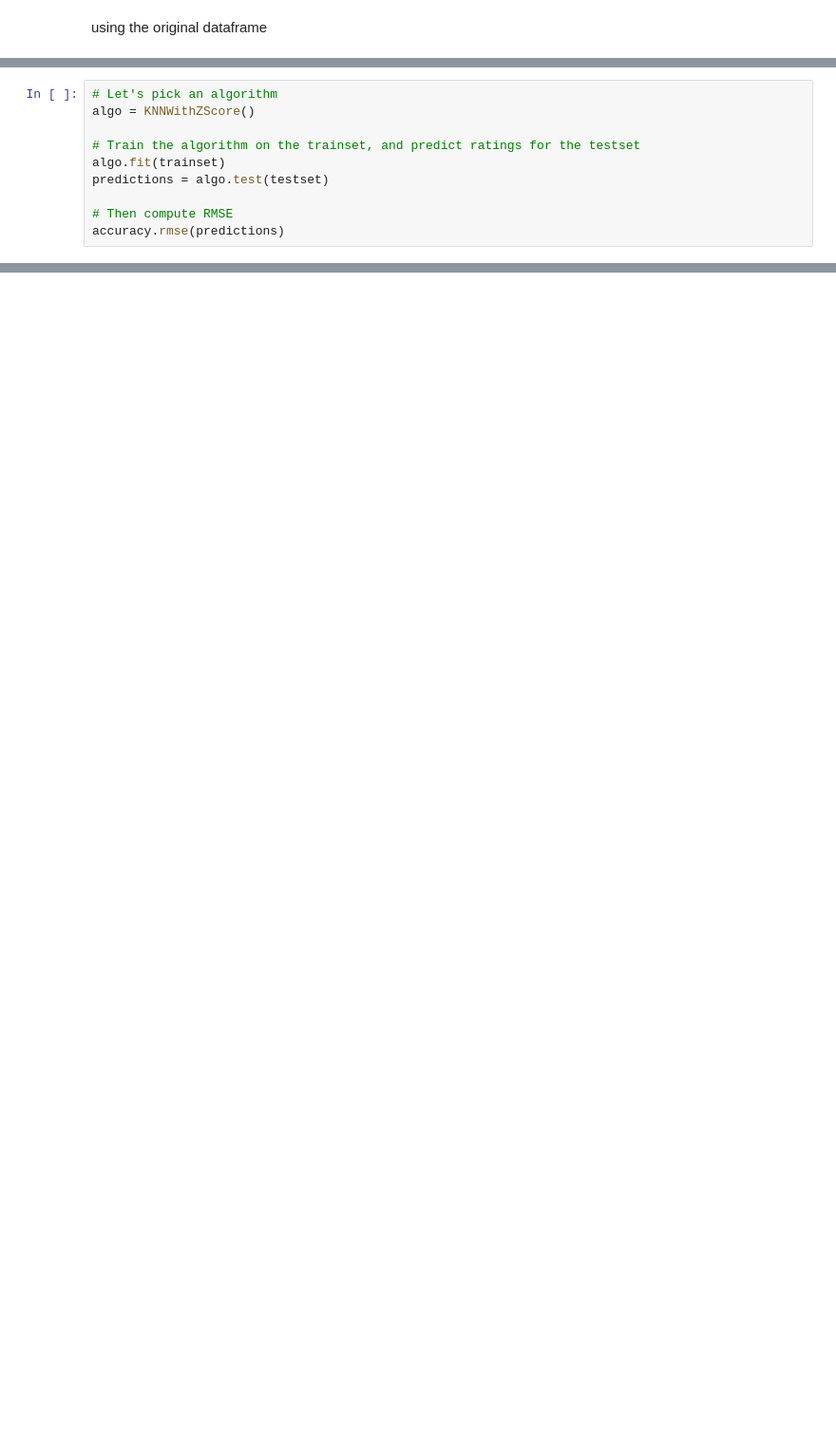
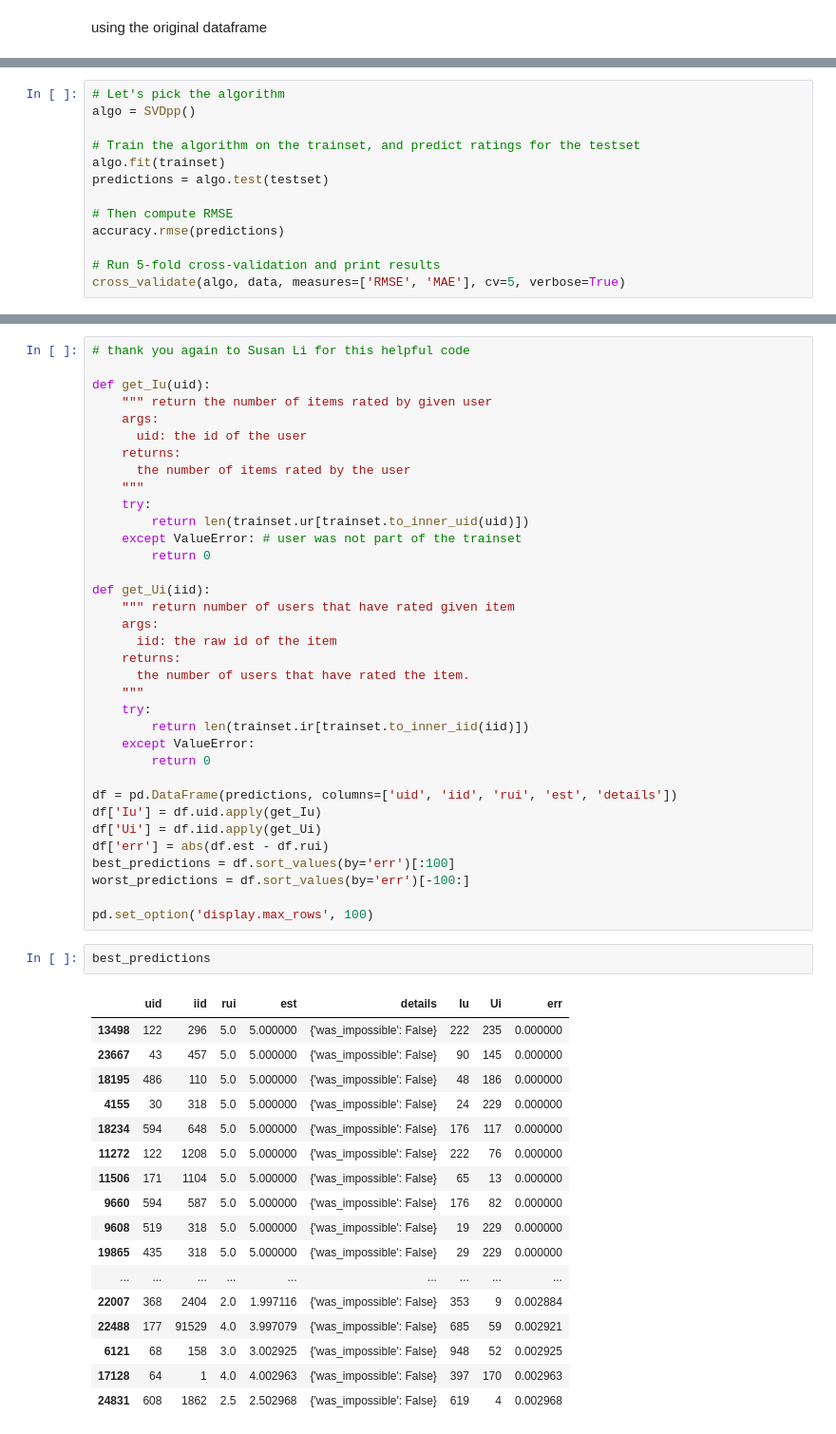
Before and after one commit to lecritch/Rate-5-Get-5-Movie-Recommendation-System, a Jupyter notebook: notebooks/exploratory/dcm_explore/03a_dcm_fsm_compare.ipynb, the cells around one changed output, grey strips where cells are left out. Shown at 95% size. Saved outputs shown, nothing was run; the diff lists cells and outputs as text; blank space fills up the shorter version.

```diff
--- a/notebooks/exploratory/dcm_explore/03a_dcm_fsm_compare.ipynb
+++ b/notebooks/exploratory/dcm_explore/03a_dcm_fsm_compare.ipynb
@@ -37,6 +89,6 @@ trainset, testset = train_test_split(data, test_size=.25)
 # %%
-# Let's pick an algorithm
-algo = KNNWithZScore()
+# Let's pick the algorithm
+algo = SVDpp()
 
 # Train the algorithm on the trainset, and predict ratings for the testset
 algo.fit(trainset)
@@ -44,4 +96,7 @@ predictions = algo.test(testset)
 
 # Then compute RMSE
 accuracy.rmse(predictions)
+
+# Run 5-fold cross-validation and print results
+cross_validate(algo, data, measures=['RMSE', 'MAE'], cv=5, verbose=True)
 # %% [output]
@@ -97,0 +195,55 @@ Estimating biases using als...
+# %%
+# thank you again to Susan Li for this helpful code
+
+def get_Iu(uid):
+    """ return the number of items rated by given user
+    args:
+      uid: the id of the user
+    returns:
+      the number of items rated by the user
+    """
+    try:
+        return len(trainset.ur[trainset.to_inner_uid(uid)])
+    except ValueError: # user was not part of the trainset
+        return 0
+
+def get_Ui(iid):
+    """ return number of users that have rated given item
+    args:
+      iid: the raw id of the item
+    returns:
+      the number of users that have rated the item.
+    """
+    try:
+        return len(trainset.ir[trainset.to_inner_iid(iid)])
+    except ValueError:
+        return 0
+
+df = pd.DataFrame(predictions, columns=['uid', 'iid', 'rui', 'est', 'details'])
+df['Iu'] = df.uid.apply(get_Iu)
+df['Ui'] = df.iid.apply(get_Ui)
+df['err'] = abs(df.est - df.rui)
+best_predictions = df.sort_values(by='err')[:100]
+worst_predictions = df.sort_values(by='err')[-100:]
+
+pd.set_option('display.max_rows', 100)
+# %%
+best_predictions
+# %% [output]
+|  | uid | iid | rui | est | details | Iu | Ui | err |
+| 13498 | 122 | 296 | 5.0 | 5.000000 | {'was_impossible': False} | 222 | 235 | 0.000000 |
+| 23667 | 43 | 457 | 5.0 | 5.000000 | {'was_impossible': False} | 90 | 145 | 0.000000 |
+| 18195 | 486 | 110 | 5.0 | 5.000000 | {'was_impossible': False} | 48 | 186 | 0.000000 |
+| 4155 | 30 | 318 | 5.0 | 5.000000 | {'was_impossible': False} | 24 | 229 | 0.000000 |
+| 18234 | 594 | 648 | 5.0 | 5.000000 | {'was_impossible': False} | 176 | 117 | 0.000000 |
+| 11272 | 122 | 1208 | 5.0 | 5.000000 | {'was_impossible': False} | 222 | 76 | 0.000000 |
+| 11506 | 171 | 1104 | 5.0 | 5.000000 | {'was_impossible': False} | 65 | 13 | 0.000000 |
+| 9660 | 594 | 587 | 5.0 | 5.000000 | {'was_impossible': False} | 176 | 82 | 0.000000 |
+| 9608 | 519 | 318 | 5.0 | 5.000000 | {'was_impossible': False} | 19 | 229 | 0.000000 |
+| 19865 | 435 | 318 | 5.0 | 5.000000 | {'was_impossible': False} | 29 | 229 | 0.000000 |
+| ... | ... | ... | ... | ... | ... | ... | ... | ... |
+| 22007 | 368 | 2404 | 2.0 | 1.997116 | {'was_impossible': False} | 353 | 9 | 0.002884 |
+| 22488 | 177 | 91529 | 4.0 | 3.997079 | {'was_impossible': False} | 685 | 59 | 0.002921 |
+| 6121 | 68 | 158 | 3.0 | 3.002925 | {'was_impossible': False} | 948 | 52 | 0.002925 |
+| 17128 | 64 | 1 | 4.0 | 4.002963 | {'was_impossible': False} | 397 | 170 | 0.002963 |
+| 24831 | 608 | 1862 | 2.5 | 2.502968 | {'was_impossible': False} | 619 | 4 | 0.002968 |
```
Also changed, not shown: parts of 21 cells of this notebook, 5 other files.
